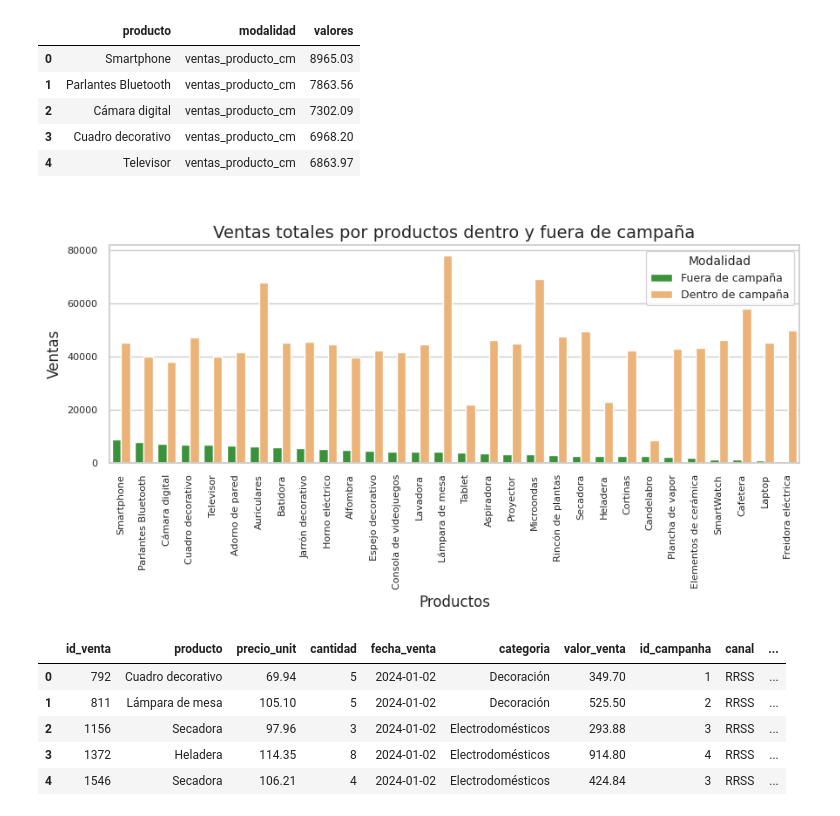
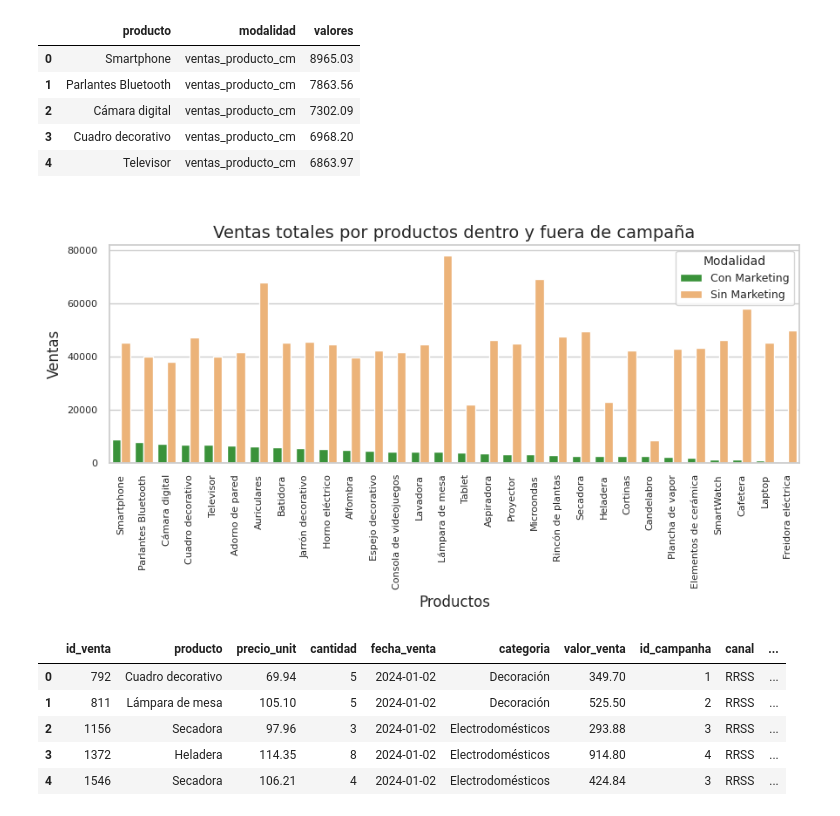
Before and after one commit to alex-degarate/DAnalytics, a Jupyter notebook: entrega/entrega.ipynb, the cells around one changed output. Drawn from its saved outputs; the diff is of its cells as text; code cells hidden in the pictures.

```diff
--- a/entrega/entrega.ipynb
+++ b/entrega/entrega.ipynb
@@ -1800,3 +1814,18 @@ plt.ylabel("Frecuencia")
 plt.show()
 # %% [output]
 [figure]
+# %%
+# Histograma costo marketing_rs (RRSS)
+
+# Estilo y tamaños
+sns.set_theme(style="darkgrid", palette="deep") # deep, muted, bright, Set1, Set2, Set3
+plt.figure(figsize=(10, 6))
+
+# Graficamos
+sns.histplot(data=df_marketing_rs, x="costo_mrkt", bins="auto", kde=True)
+
+# Títulos y leyendas
+plt.title("Histograma de Precios")
+plt.xlabel("Precio")
+plt.ylabel("Frecuencia")
+plt.show()
@@ -2047,0 +2086,21 @@ plt.show()
+# %%
+# Boxplot marketing
+
+# Estilo y tamaños
+sns.set_theme(style="darkgrid", palette="Set3") # deep, muted, bright, Set1, Set2, Set3
+plt.figure(figsize=(12, 6))
+
+# Graficamos
+sns.boxplot(data=df_marketing_rs, x="canal", y="costo_mrkt")
+# sns.boxplot(data=df_marketing_rs, y="costo") # asi grafico costo para todos los canales
+
+# Título y subtítulo
+plt.title("Distribución del Costo por Canal de Marketing RRSS", fontsize=16, pad=15)
+
+plt.xlabel("Canal de Marketing", fontsize=12)
+plt.ylabel("")
+
+# Rotación y tamaño de labels del eje X
+plt.xticks(rotation=45, fontsize=10)
+
+plt.show()
@@ -2449,35 +2509,35 @@ colores[1] = '#ffb366'
 
 sns.set_theme( style="whitegrid", palette=sns.color_palette(colores))
 
 sns.barplot(data=df_long, x="producto", y="valores", hue="modalidad", width=0.8)
 
 # sns.barplot(data=df_long, x="Trimestre", y="Ventas", hue="Producto", width=0.8)
 #Invertimos Productos por Trimestre
 
 # Ticks (valores de eje)
 plt.xticks(rotation=90, fontsize=8)
 plt.yticks(fontsize=8)
 
 # Ajustes de título y ejes
 plt.title('\nVentas totales por productos dentro y fuera de campaña', fontsize=14)
 plt.xlabel('Productos')
 plt.ylabel('Ventas')
 
 # Obtener handles (cuadritos de color) y labels originales del gráfico
 handles, labels = plt.gca().get_legend_handles_labels()
 
 # Reemplazar solo los textos de la leyenda, manteniendo colores
 plt.legend(
     handles,
-    ["Fuera de campaña", "Dentro de campaña"],
+    ["Con Marketing","Sin Marketing"],
     title="Modalidad",
     fontsize=9,
     title_fontsize=10
 )
 plt.tight_layout()
 plt.show()
 # %% [output]
-[figure, old version]
+[figure, new version]
 # %%
 ventas_marketing_rs.head()
 # %% [output]
```
Also changed, not shown: parts of 33 cells of this notebook.
